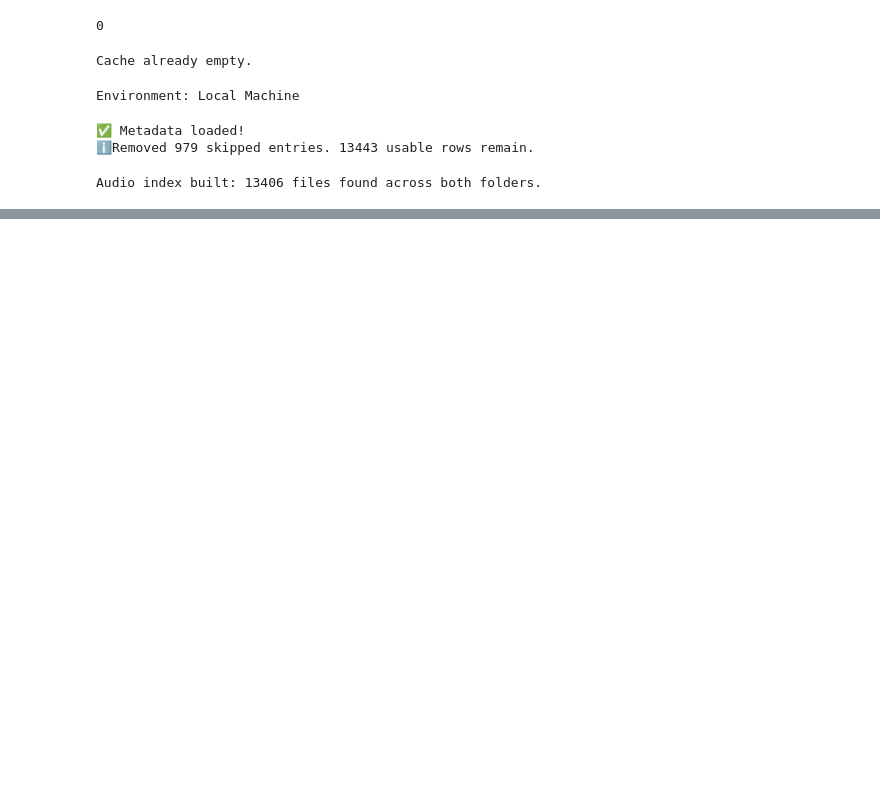
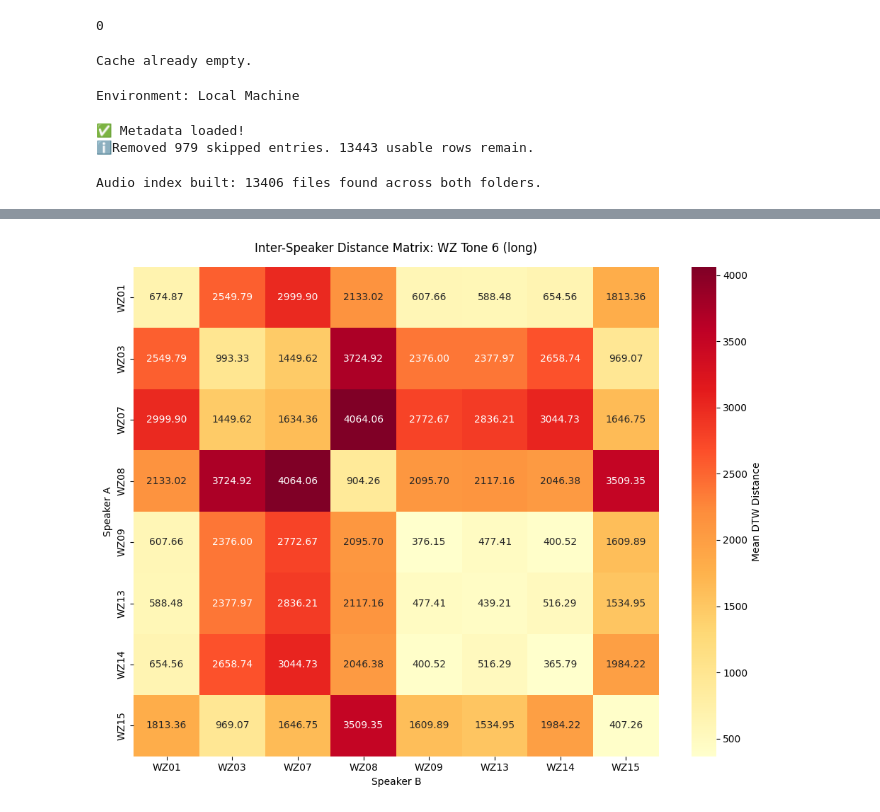
Before and after one commit to jerperkins/zhuang-dialect-analysis, a Jupyter notebook: CSC575ZhuangProject.ipynb, the cells around one changed output, grey strips where cells are left out. Saved outputs shown, nothing was run; the diff lists cells and outputs as text; code cells hidden in the pictures; blank space fills up the shorter version.

```diff
--- a/CSC575ZhuangProject.ipynb
+++ b/CSC575ZhuangProject.ipynb
@@ -686,0 +1215,89 @@ VBox(children=(HTML(value='<b>Left Column Filters</b>'), HBox(children=(Dropdown
+# %%
+# Calculate the DTW distance matrix between speakers and visualize it as a heatmap
+# Customize the combination of dialect, tone, and vowel length
+import numpy as np
+import pandas as pd
+import seaborn as sns
+import matplotlib.pyplot as plt
+from dtaidistance import dtw
+
+def build_speaker_distance_matrix_fast(contours, filenames):
+    """Optimized version using the C-backend for calculating pairwise token distances"""
+    speakers = [fname[:4] for fname in filenames]
+    unique_speakers = sorted(list(set(speakers)))
+
+    # Calculate the entire pairwise matrix instantly using C
+    dist_matrix = dtw.distance_matrix(contours, parallel=True, use_c=True)
+
+    # Make it symmetric
+    n = len(contours)
+    for i in range(n):
+        for j in range(i + 1, n):
+            dist_matrix[j, i] = dist_matrix[i, j]
+        dist_matrix[i, i] = 0.0
+
+    dist_df = pd.DataFrame(index=unique_speakers, columns=unique_speakers, dtype=float)
+    spk_indices = {spk: [i for i, s in enumerate(speakers) if s == spk] for spk in unique_speakers}
+
+    for spk1 in unique_speakers:
+        for spk2 in unique_speakers:
+            # Mirror to save time
+            if pd.notna(dist_df.loc[spk2, spk1]):
+                dist_df.loc[spk1, spk2] = dist_df.loc[spk2, spk1]
+                continue
+
+            idx1 = spk_indices[spk1]
+            idx2 = spk_indices[spk2]
+
+            if not idx1 or not idx2:
+                continue
+
+            # Extract the cross-section of distances for just these two speakers
+            submatrix = dist_matrix[np.ix_(idx1, idx2)]
+
+            if spk1 == spk2:
+                # Intra-speaker: Average everything EXCEPT the diagonal (comparing a token to itself)
+                if len(idx1) > 1:
+                    mask = ~np.eye(len(idx1), dtype=bool)
+                    avg_dist = np.mean(submatrix[mask])
+                else:
+                    avg_dist = 0.0
+            else:
+                # Inter-speaker: Average the entire block
+                avg_dist = np.mean(submatrix)
+
+            dist_df.loc[spk1, spk2] = avg_dist
+
+    return dist_df
+
+def build_single_tone_speaker_matrix(target_dialect, target_tone, target_vl='long'):
+    print(f"--- Building Speaker Matrix: {target_dialect} Tone {target_tone} ({target_vl} vowels) ---")
+
+    # 1. Harvest the tokens for this specific tone
+    contours, fnames = get_dtw_contours_with_textgrids(target_dialect, str(target_tone), target_vl=target_vl)
+
+    if len(contours) == 0:
+        print(f"No valid tokens found for Tone {target_tone} ({target_vl}).")
+        return None
+
+    print(f"Successfully harvested {len(contours)} tokens. Calculating distance matrix...")
+
+    # 2. Run the fast C-backed speaker comparison
+    matrix = build_speaker_distance_matrix_fast(contours, fnames)
+
+    # 3. Visualize
+    plt.figure(figsize=(10, 8))
+    sns.heatmap(matrix, annot=True, fmt=".2f", cmap="YlOrRd",
+                cbar_kws={'label': 'Mean DTW Distance'})
+
+    plt.title(f"Inter-Speaker Distance Matrix: {target_dialect} Tone {target_tone} ({target_vl})", pad=15)
+    plt.ylabel("Speaker A")
+    plt.xlabel("Speaker B")
+    plt.tight_layout()
+    plt.show()
+
+    return matrix
+
+# Run it by passing the specific tone as an argument!
+wz_tone_matrix = build_single_tone_speaker_matrix('WZ', target_tone='6', target_vl='long')
+# %% [output]
@@ -686,0 +1309 @@ VBox(children=(HTML(value='<b>Left Column Filters</b>'), HBox(children=(Dropdown
+[figure, added]
```
Also changed, not shown: parts of 19 cells of this notebook.
